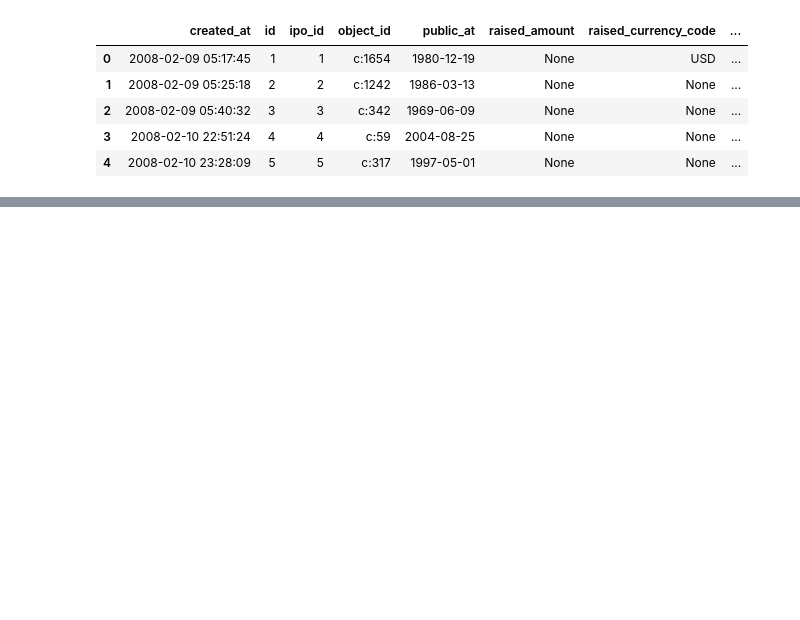
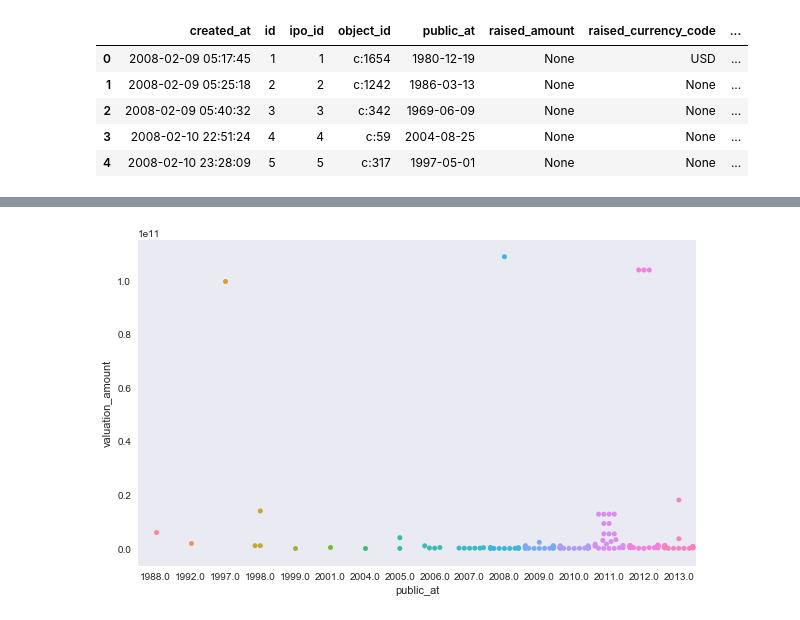
Before and after one commit to berkeley-stat159-f17/project-3-p2-mo-ma-ne, a Jupyter notebook: cb_offices.ipynb, the cells around one changed output, grey strips where cells are left out. Drawn from its saved outputs; the diff is of its cells as text; code cells hidden in the pictures; blank space fills up the shorter version.

```diff
--- a/cb_offices.ipynb
+++ b/cb_offices.ipynb
@@ -122,0 +117,6 @@ Index(['Baghdad', 'Bangalore', 'Berlin', 'Boston', 'Brussel', 'Chicago',
+# %%
+# plot number of ipos by year with different color for each region
+dt = pd.to_datetime(offices_ipos[~offices_ipos.valuation_amount.isnull()].public_at)
+sns.swarmplot(dt.dt.year, val);
+# %% [output]
+[figure, added]
```
Also changed, not shown: parts of 17 cells of this notebook.
